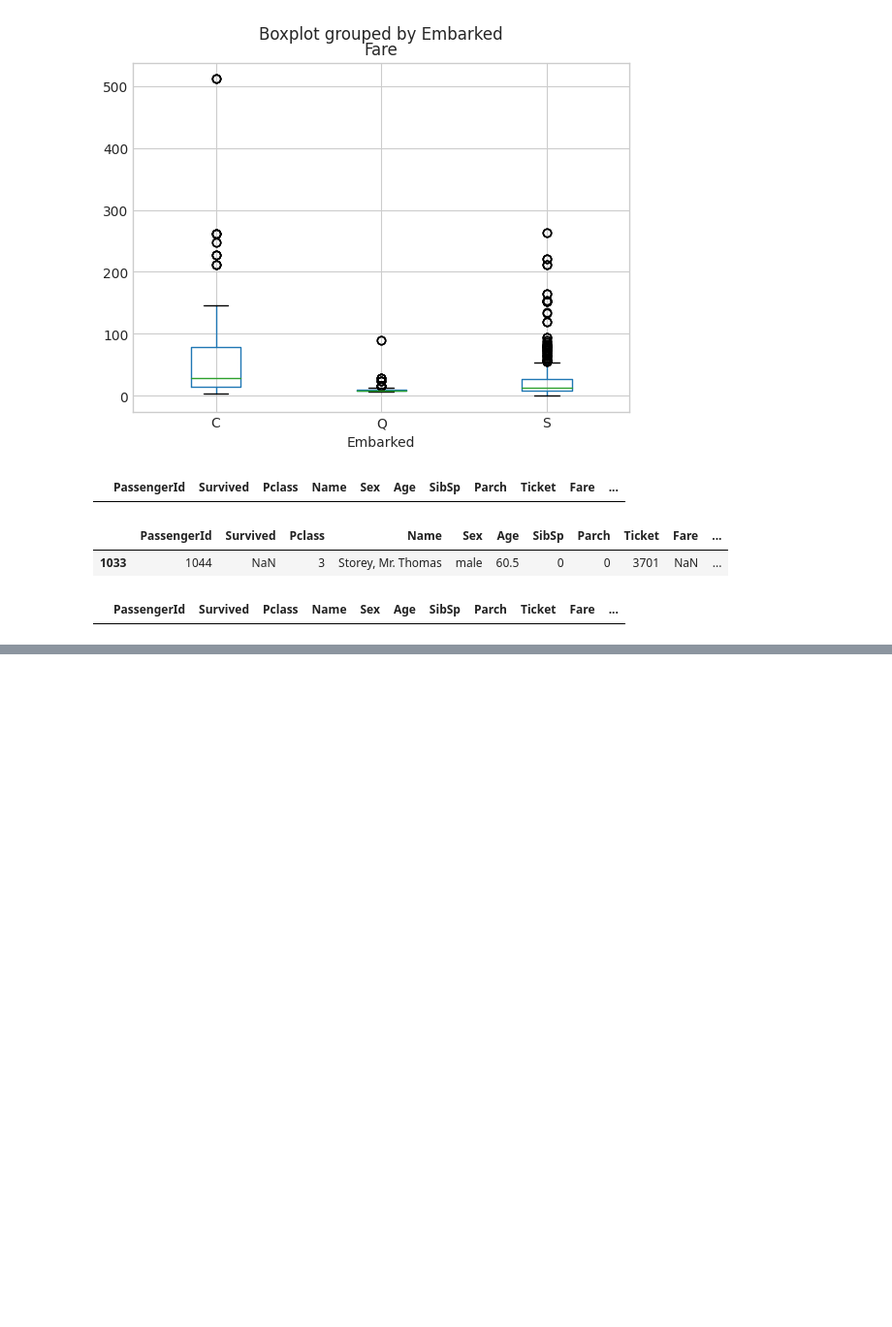
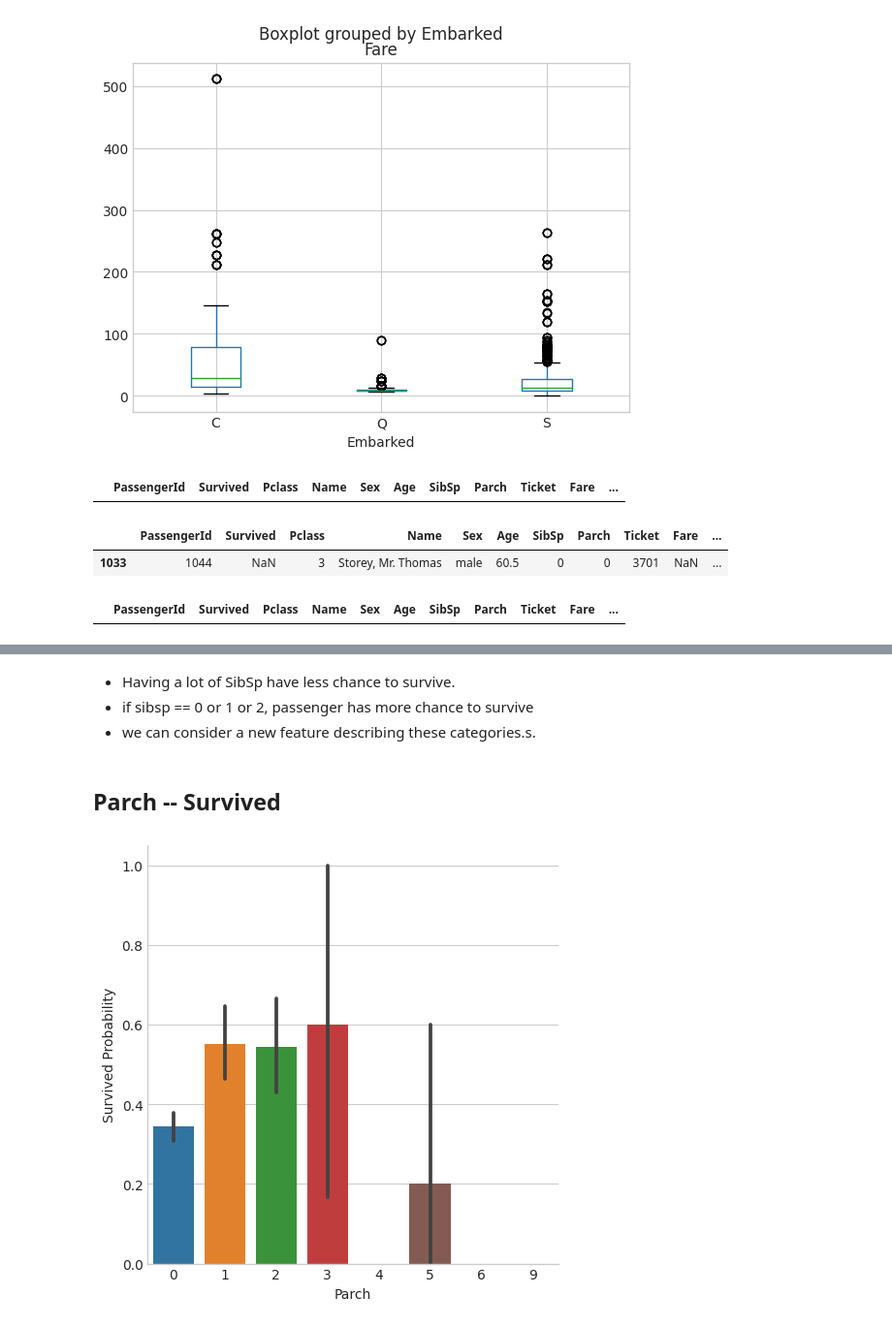
Before and after one commit to BarisOzgurYasar/Titanic-ML, a Jupyter notebook: titanic-eda-notebook.ipynb, the cells around one changed output, grey strips where cells are left out. Shown: that part at 97% size. Drawn from its saved outputs; the diff is of its cells as text; code cells hidden in the pictures; blank space fills up the shorter version.

```diff
--- a/titanic-eda-notebook.ipynb
+++ b/titanic-eda-notebook.ipynb
@@ -407,0 +441,13 @@ train_df[train_df["Fare"].isnull()]
+# %% [markdown]
+* Having a lot of SibSp have less chance to survive.
+* if sibsp == 0 or 1 or 2, passenger has more chance to survive
+* we can consider a new feature describing these categories.s.
+# %% [markdown]
+<a id="14"></a>
+## Parch -- Survived
+# %%
+g = sns.catplot(x = "Parch", y = "Survived", kind = "bar", data = train_df)
+g.set_ylabels("Survived Probability")
+plt.show()
+# %% [output]
+[figure, added]
```
Also changed, not shown: parts of 14 cells of this notebook.
